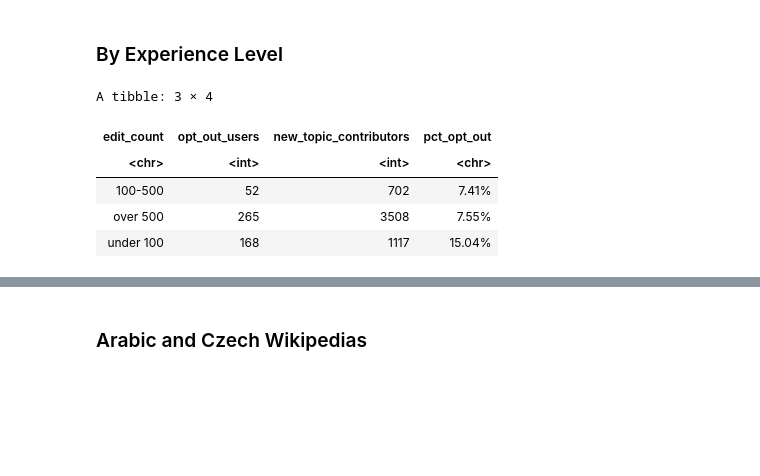
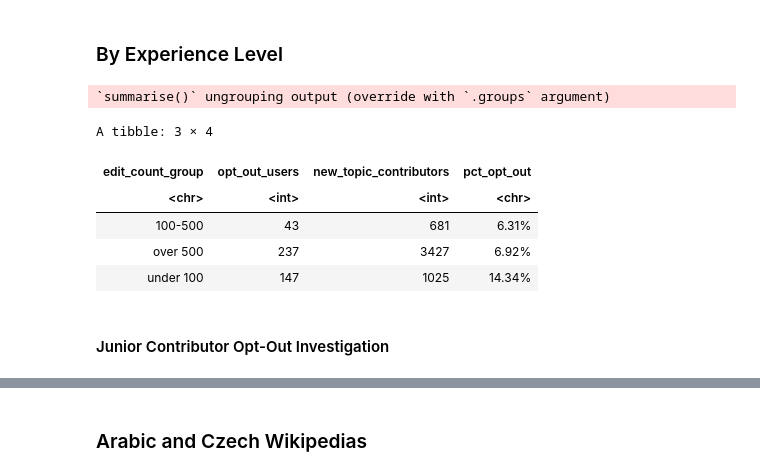
Before and after one commit to wikimedia-research/New-discussion-tool-analysis-2020, a Jupyter notebook: New-discussion-tool-adoption-metrics.ipynb, the cells around one changed output, grey strips where cells are left out. Drawn from its saved outputs; the diff is of its cells as text; code cells hidden in the pictures; blank space fills up the shorter version.

Commit message:
junior contributor analysis addition

```diff
--- a/New-discussion-tool-adoption-metrics.ipynb
+++ b/New-discussion-tool-adoption-metrics.ipynb
@@ -182,17 +193,20 @@ A data.frame: 1 × 3
 ### By Experience Level
 # %%
 opt_out_contributors_byexp <- opt_out_contributors %>%
-    group_by(edit_count)  %>%
+    group_by(edit_count_group)  %>%
     summarise(opt_out_users = sum(opt_out_users),
              new_topic_contributors = sum(new_topic_contributor),
-             pct_opt_out = paste0(round(opt_out_users/new_topic_contributors * 100, 2), "%"), .groups = 'drop'
+             pct_opt_out = paste0(round(opt_out_users/new_topic_contributors * 100, 2), "%")
               )
 
 opt_out_contributors_byexp
 # %% [output]
-A tibble: 3 × 4
+`summarise()` ungrouping output (override with `.groups` argument)
+A tibble: 3 × 4
-| edit_count | opt_out_users | new_topic_contributors | pct_opt_out |
+| edit_count_group | opt_out_users | new_topic_contributors | pct_opt_out |
 | <chr> | <int> | <int> | <chr> |
-| 100-500 | 52 | 702 | 7.41% |
-| over 500 | 265 | 3508 | 7.55% |
-| under 100 | 168 | 1117 | 15.04% |
+| 100-500 | 43 | 681 | 6.31% |
+| over 500 | 237 | 3427 | 6.92% |
+| under 100 | 147 | 1025 | 14.34% |
+# %% [markdown]
+#### Junior Contributor Opt-Out Investigation
```
Also changed, not shown: parts of 19 cells of this notebook, 1 other file.
